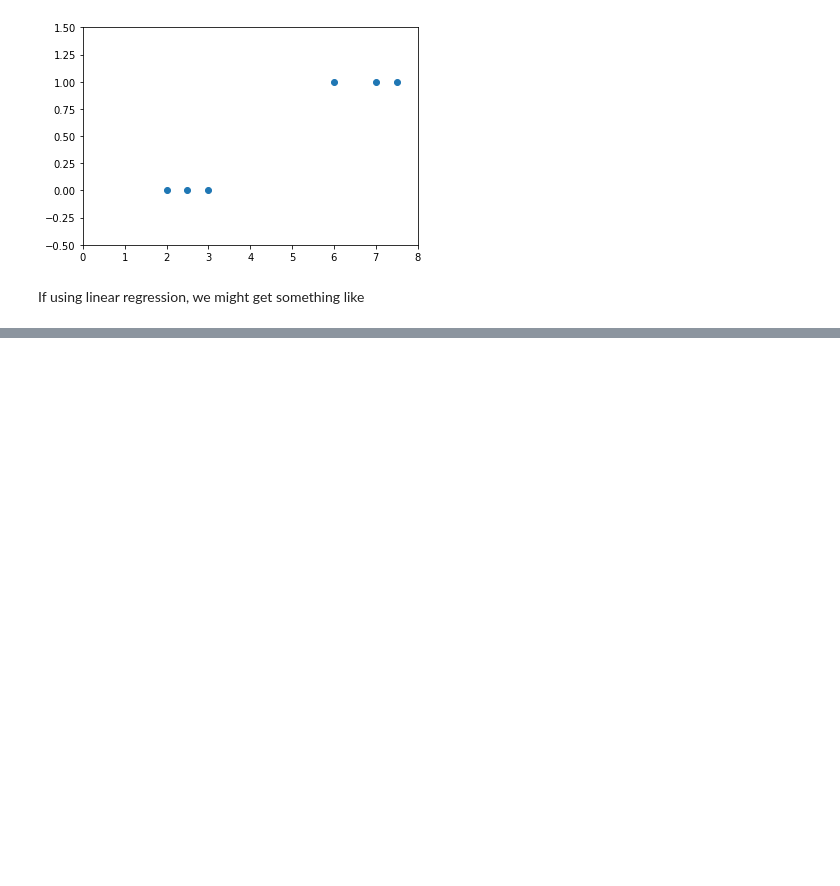
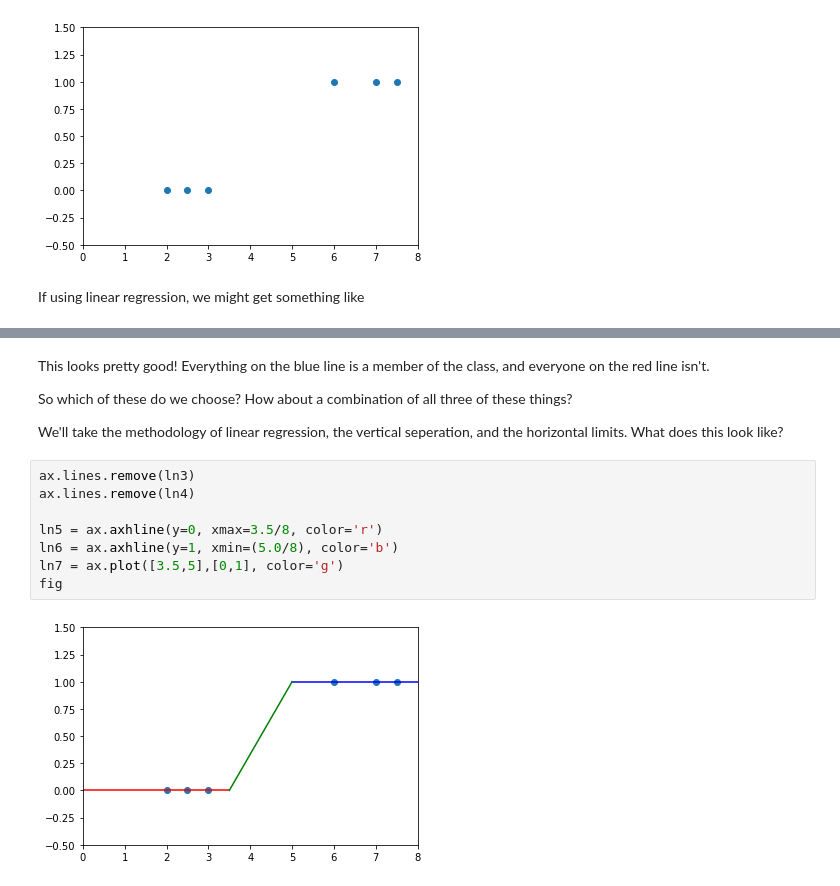
Before and after one commit to MarkFranciscus/ML-Notebooks, a Jupyter notebook: Supervised Learning - Logistic Regression.ipynb, the cells around one changed output, grey strips where cells are left out. Drawn from its saved outputs; the diff is of its cells as text; blank space fills up the shorter version.

```diff
--- a/Supervised Learning - Logistic Regression.ipynb
+++ b/Supervised Learning - Logistic Regression.ipynb
@@ -63,0 +78,16 @@ Everything to the left is not apart of the class and everything to the right doe
+# %% [markdown]
+This looks pretty good! Everything on the blue line is a member of the class, and everyone on the red line isn't.
+
+So which of these do we choose? How about a combination of all three of these things?
+
+We'll take the methodology of linear regression, the vertical seperation, and the horizontal limits. What does this look like?
+# %%
+ax.lines.remove(ln3)
+ax.lines.remove(ln4)
+
+ln5 = ax.axhline(y=0, xmax=3.5/8, color='r')
+ln6 = ax.axhline(y=1, xmin=(5.0/8), color='b')
+ln7 = ax.plot([3.5,5],[0,1], color='g')
+fig
+# %% [output]
+[figure, added]
```
Also changed, not shown: parts of 8 cells of this notebook, 2 other files.
